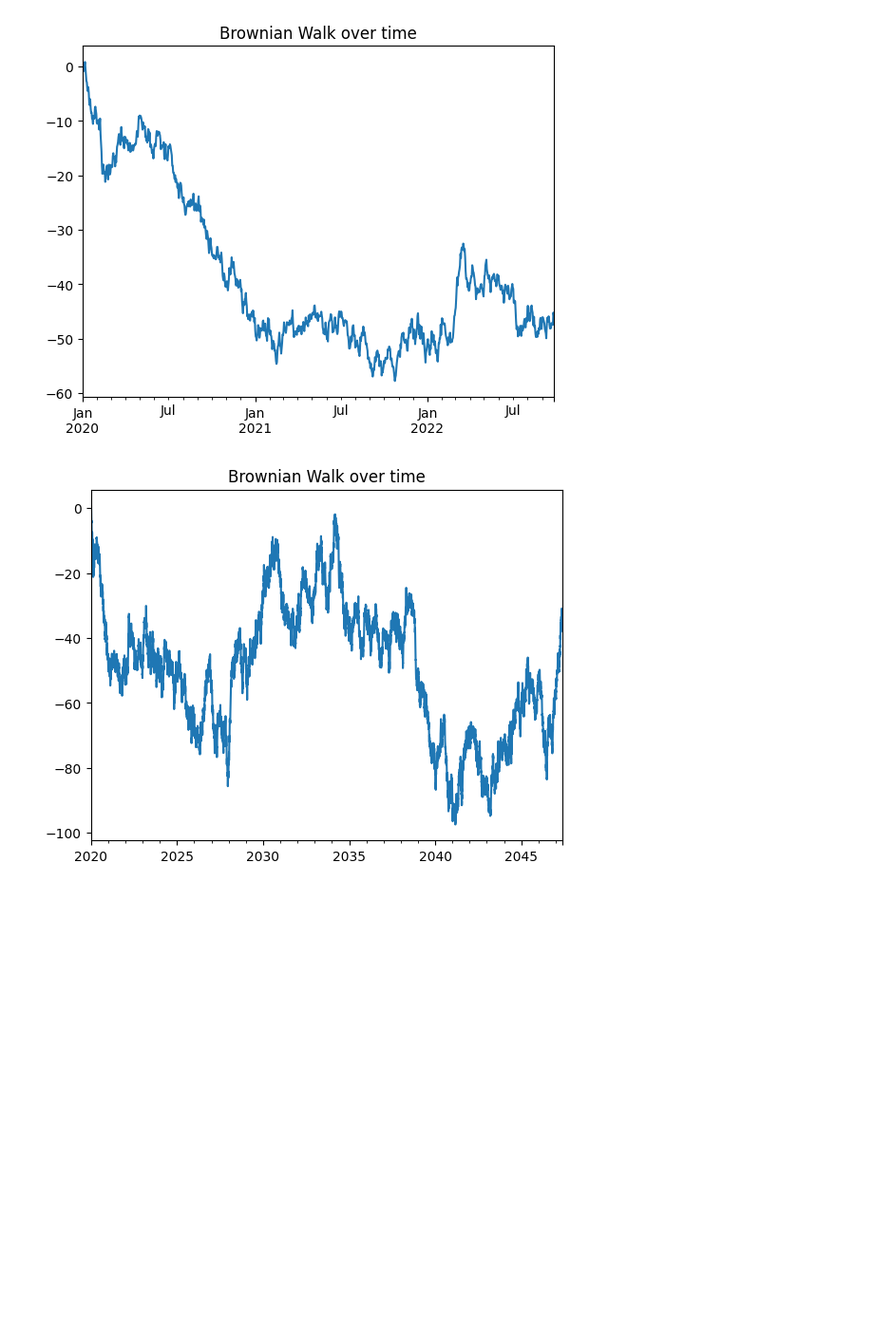
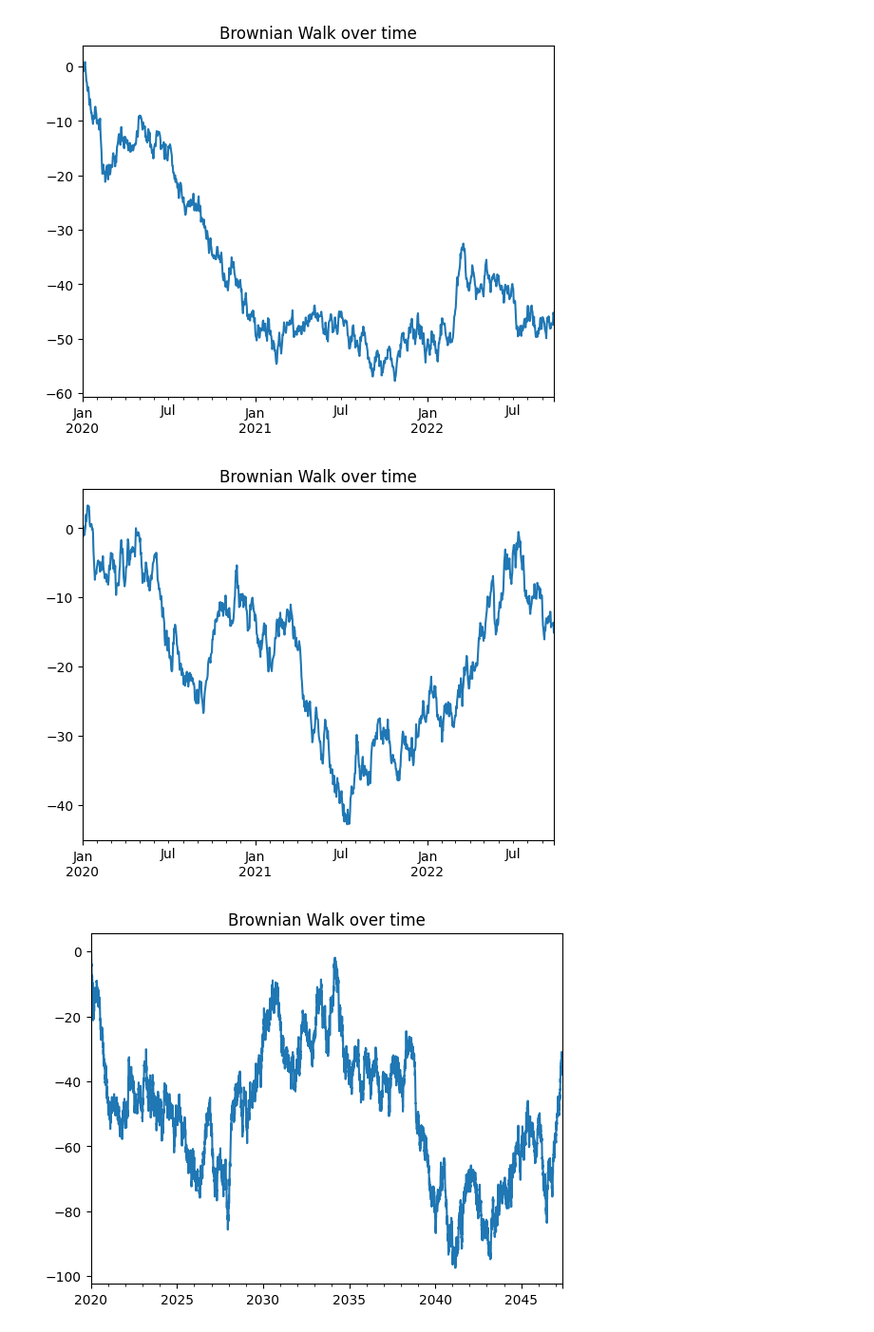
Before and after one commit to mcliff1/kaggle, a Jupyter notebook: sandbox/Brownian Walk.ipynb, the cells around one changed output. Shown at 95% size. Drawn from its saved outputs; the diff is of its cells as text; code cells hidden in the pictures; blank space fills up the shorter version.

```diff
--- a/sandbox/Brownian Walk.ipynb
+++ b/sandbox/Brownian Walk.ipynb
@@ -24,6 +24,10 @@ def plot_walk(start_date='1/1/2020', num_steps=1_000, random_seed=345345):
 plot_walk()
 # %% [output]
 [figure]
+# %%
+plot_walk(random_seed=1231)
+# %% [output]
+[figure, added]
 # %%
 plot_walk(num_steps=10_000)
 # %% [output]
```
